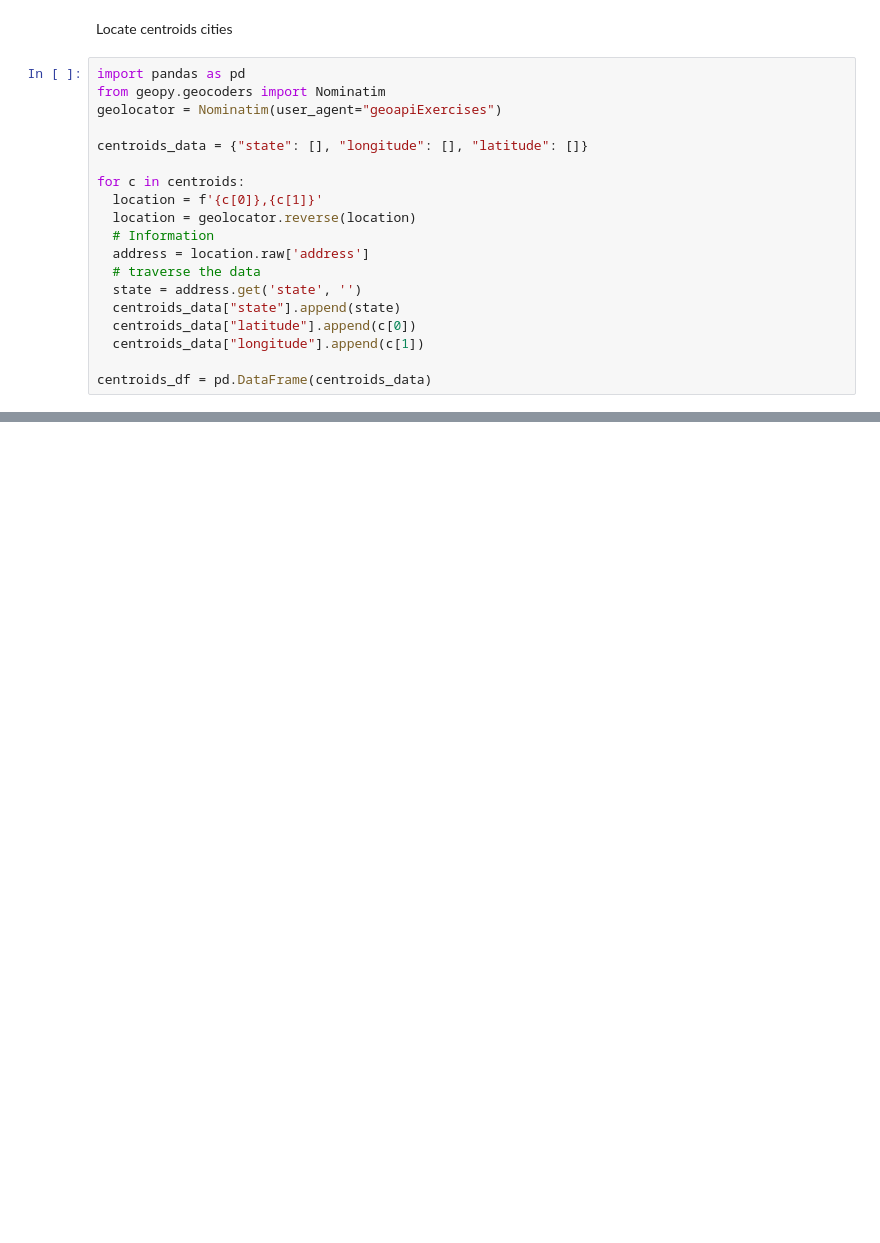
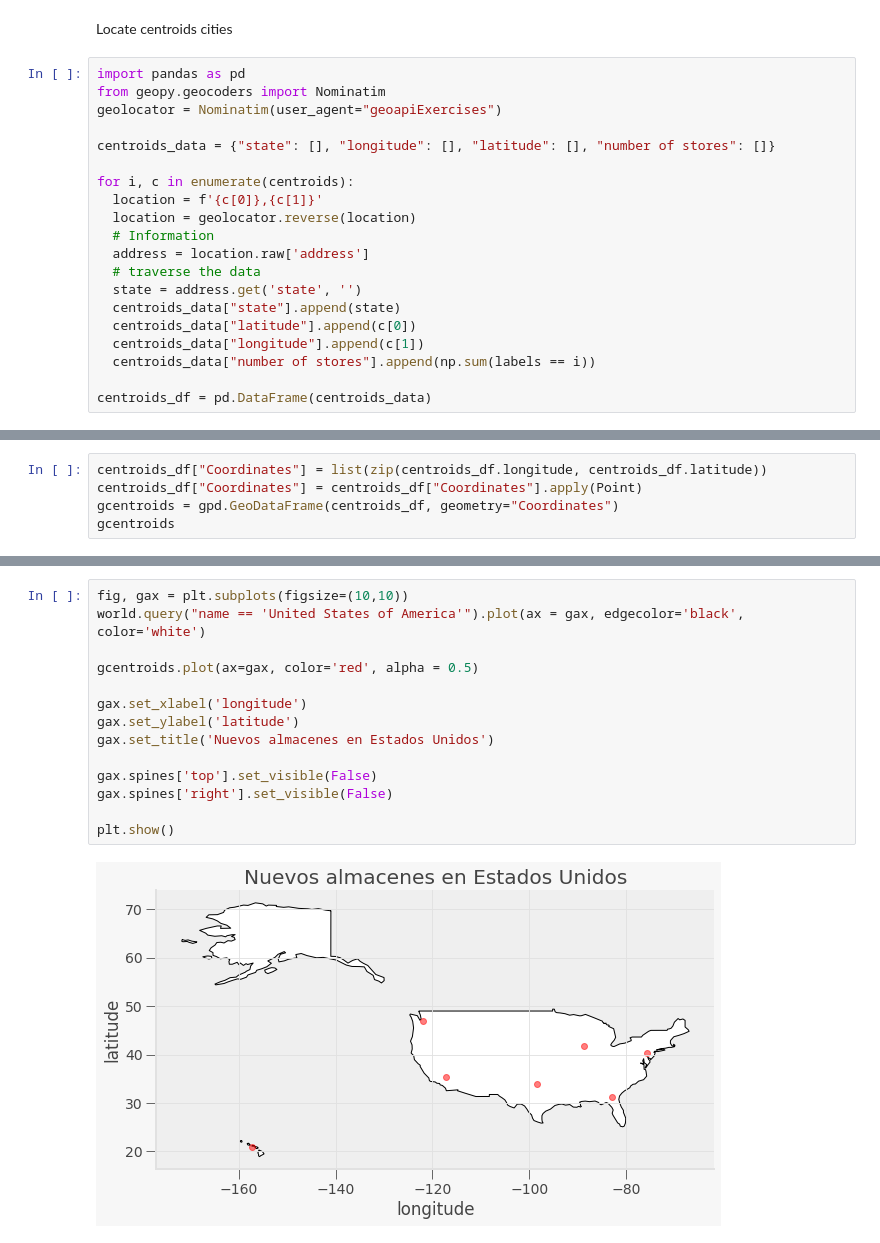
Before and after one commit to PosgradoMNA/actividades-de-aprendizaje-Walt9819, a Jupyter notebook: Week7/TecMty_kmeans_target.ipynb, the cells around one changed output, grey strips where cells are left out. Saved outputs shown, nothing was run; the diff lists cells and outputs as text; blank space fills up the shorter version.

```diff
--- a/Week7/TecMty_kmeans_target.ipynb
+++ b/Week7/TecMty_kmeans_target.ipynb
@@ -312,9 +286,9 @@ import pandas as pd
 from geopy.geocoders import Nominatim
 geolocator = Nominatim(user_agent="geoapiExercises")
 
-centroids_data = {"state": [], "longitude": [], "latitude": []}
+centroids_data = {"state": [], "longitude": [], "latitude": [], "number of stores": []}
 
-for c in centroids:
+for i, c in enumerate(centroids):
   location = f'{c[0]},{c[1]}'
   location = geolocator.reverse(location)
   # Information
@@ -324,6 +298,7 @@ for c in centroids:
   centroids_data["state"].append(state)
   centroids_data["latitude"].append(c[0])
   centroids_data["longitude"].append(c[1])
+  centroids_data["number of stores"].append(np.sum(labels == i))
 
 centroids_df = pd.DataFrame(centroids_data)
 # %%
@@ -337,0 +315,5 @@ centroids_df.head()
+# %%
+centroids_df["Coordinates"] = list(zip(centroids_df.longitude, centroids_df.latitude))
+centroids_df["Coordinates"] = centroids_df["Coordinates"].apply(Point)
+gcentroids = gpd.GeoDataFrame(centroids_df, geometry="Coordinates")
+gcentroids
@@ -337,0 +337,16 @@ centroids_df.head()
+# %%
+fig, gax = plt.subplots(figsize=(10,10))
+world.query("name == 'United States of America'").plot(ax = gax, edgecolor='black', color='white')
+
+gcentroids.plot(ax=gax, color='red', alpha = 0.5)
+
+gax.set_xlabel('longitude')
+gax.set_ylabel('latitude')
+gax.set_title('Nuevos almacenes en Estados Unidos')
+
+gax.spines['top'].set_visible(False)
+gax.spines['right'].set_visible(False)
+
+plt.show()
+# %% [output]
+[figure, added]
```
Also changed, not shown: parts of 24 cells of this notebook.
